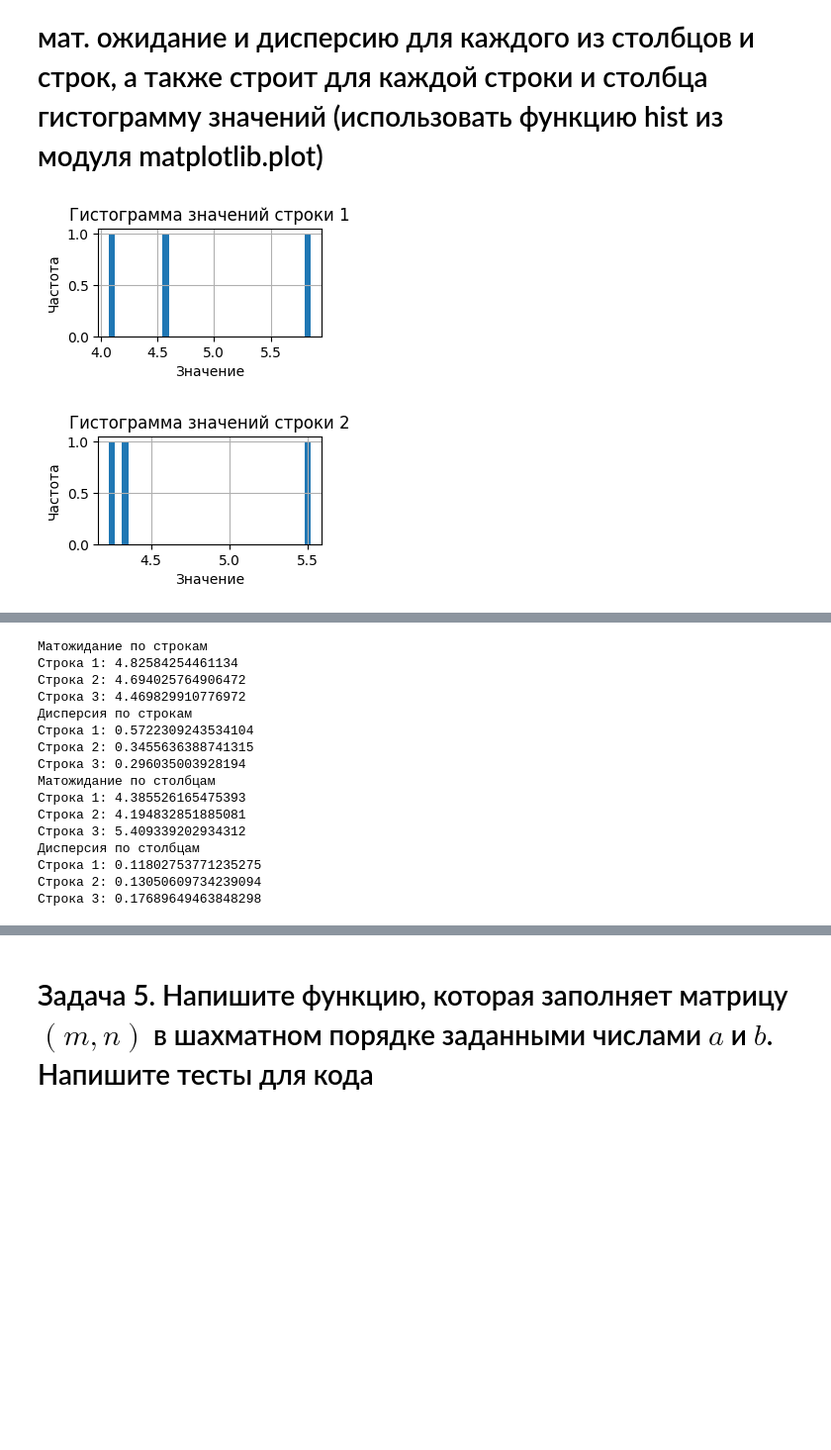
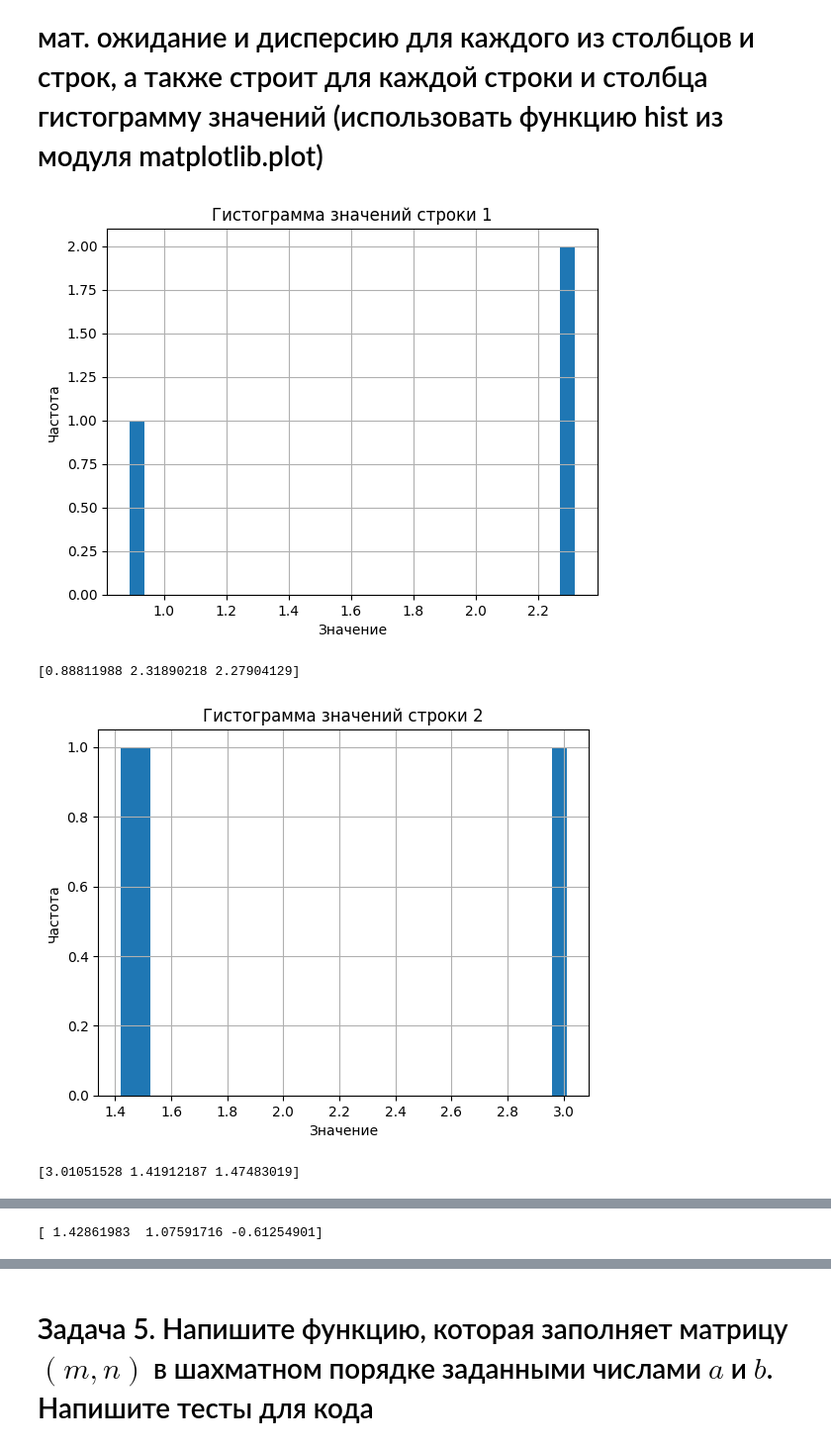
Before and after one commit to ibatuloff/MLcourse, a Jupyter notebook: lab1/numpy.ipynb, the cells around one changed output, grey strips where cells are left out. Shown at 99% size. Saved outputs shown, nothing was run; the diff lists cells and outputs as text; code cells hidden in the pictures; blank space fills up the shorter version.

```diff
--- a/lab1/numpy.ipynb
+++ b/lab1/numpy.ipynb
@@ -94,39 +94,43 @@ def process_matrix(m, n, mu, sigma):
     cols_variance= np.var(matrix, axis=0)
 
     for i in range(m):
-        plt.subplot(m, 2, 2*i+1)
+        # plt.subplot(m, 2, 2*i+1)
         plt.hist(matrix[i, :], bins=30)
         plt.title(f"Гистограмма значений строки {i+1}")
         plt.xlabel("Значение")
         plt.ylabel("Частота")
         plt.grid(True)
         plt.show()
+        print(matrix[i, :])
     print()
     for j in range(n):
-        plt.subplot(n, 2, 2*j+2)
+        # plt.subplot(n, 2, 2*j+2)
         plt.hist(matrix[:, j], ec="green", bins=30)
         plt.title(f"Гистограмма значений столбца {j+1}")
         plt.xlabel("Значение")
         plt.ylabel("Частота")
         plt.grid(True)
         plt.show()
     print("Матожидание по строкам")
     for i in range(m):
         print(f"Строка {i+1}: {rows_mean[i]}")
 
     print("Дисперсия по строкам")
     for i in range(m):
         print(f"Строка {i+1}: {rows_variance[i]}")
 
     print("Матожидание по столбцам")
     for i in range(n):
         print(f"Строка {i+1}: {cols_mean[i]}")
 
     print("Дисперсия по столбцам")
     for i in range(n):
         print(f"Строка {i+1}: {cols_variance[i]}")
+    print(matrix[1, :])
 
-process_matrix(m=3, n=3, mu=5, sigma=1)
+process_matrix(3, 3, mu=2, sigma=1)
 # %% [output]
-[figure, old version]
+[figure, new version]
+[0.88811988 2.31890218 2.27904129]
-[figure, old version]
+[figure, new version]
+[3.01051528 1.41912187 1.47483019]
@@ -133,0 +138 @@ process_matrix(m=3, n=3, mu=5, sigma=1)
+[ 1.42861983  1.07591716 -0.61254901]
@@ -137,16 +141,0 @@ process_matrix(m=3, n=3, mu=5, sigma=1)
-Матожидание по строкам
-Строка 1: 4.82584254461134
-Строка 2: 4.694025764906472
-Строка 3: 4.469829910776972
-Дисперсия по строкам
-Строка 1: 0.5722309243534104
-Строка 2: 0.3455636388741315
-Строка 3: 0.296035003928194
-Матожидание по столбцам
-Строка 1: 4.385526165475393
-Строка 2: 4.194832851885081
-Строка 3: 5.409339202934312
-Дисперсия по столбцам
-Строка 1: 0.11802753771235275
-Строка 2: 0.13050609734239094
-Строка 3: 0.17689649463848298
```
Also changed, not shown: parts of 2 cells of this notebook.
